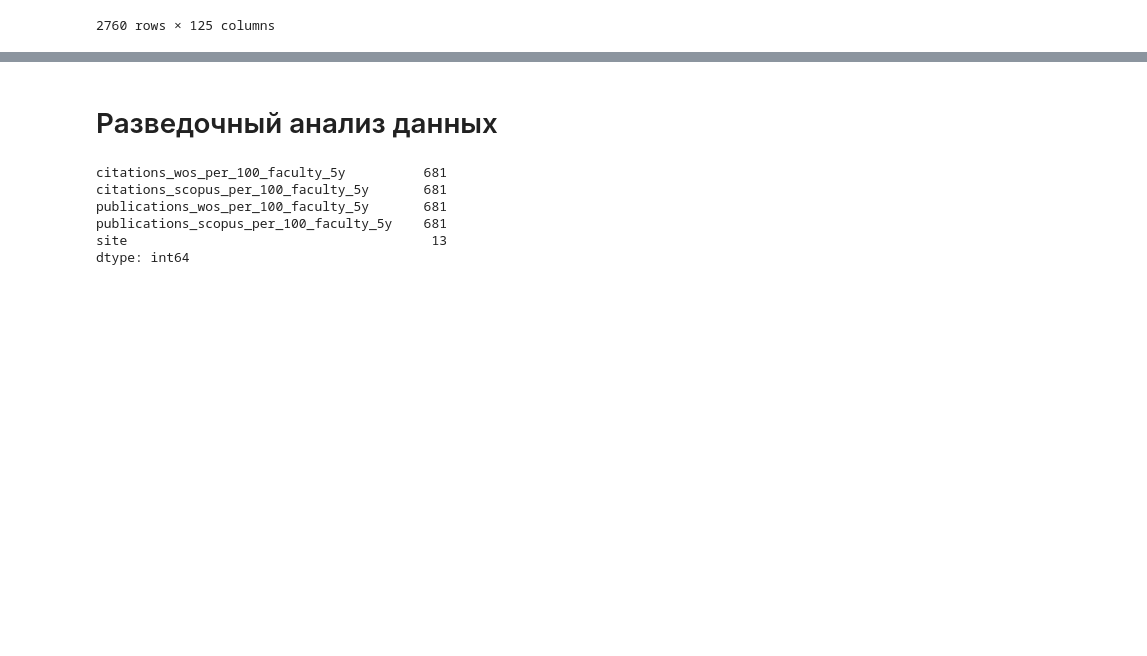
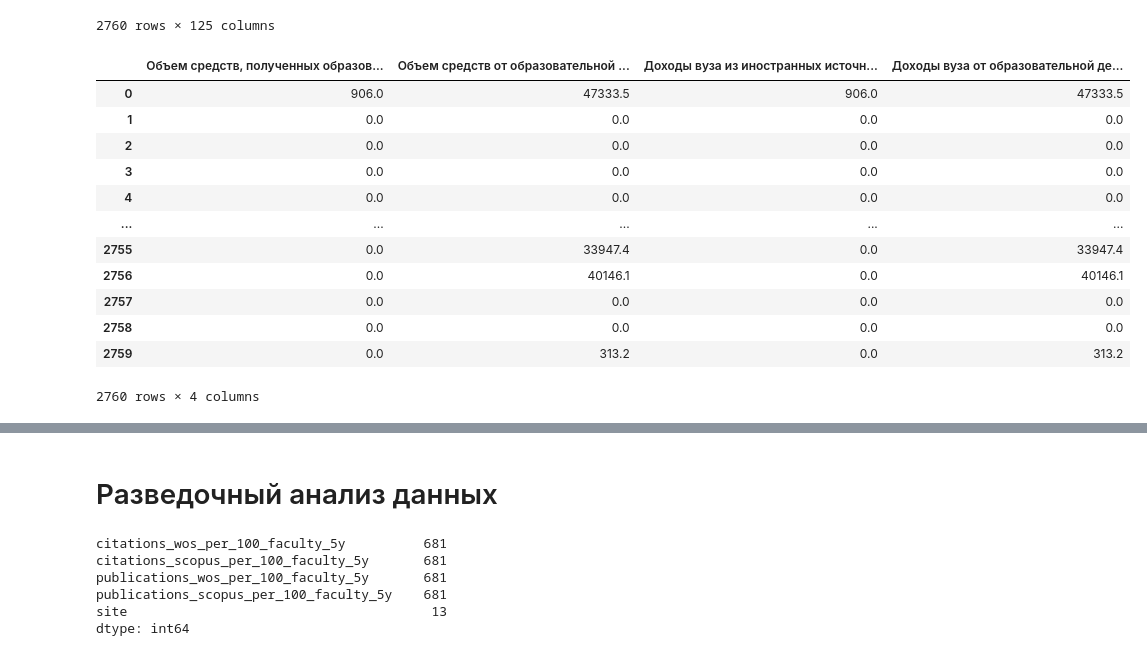
Before and after one commit to sosnovskiim/MachineLearning, a Jupyter notebook: Курс 3 - Машинное обучение и нейронные сети/2. Кластеризация/2.1 Кластеризация вузов/2.1 Кластеризация вузов.ipynb, the cells around one changed output, grey strips where cells are left out. Saved outputs shown, nothing was run; the diff lists cells and outputs as text; code cells hidden in the pictures; blank space fills up the shorter version.

```diff
--- a/Курс 3 - Машинное обучение и нейронные сети/2. Кластеризация/2.1 Кластеризация вузов/2.1 Кластеризация вузов.ipynb
+++ b/Курс 3 - Машинное обучение и нейронные сети/2. Кластеризация/2.1 Кластеризация вузов/2.1 Кластеризация вузов.ipynb
@@ -131,3 +131,20 @@ uni22.columns = uni15.columns
 | 2758 | 0.00 | 0.00 | 0.00 | 0.00 | ... |
 | 2759 | 0.00 | 0.00 | 0.00 | 0.00 | ... |
 2760 rows × 125 columns
+# %%
+uni_T = uni.T
+uni[uni_T.index[uni_T.duplicated(keep=False)]]
+# %% [output]
+|  | Объем средств, полученных образов... | Объем средств от образовательной ... | Доходы вуза из иностранных источн... | Доходы вуза от образовательной де... |
+| 0 | 906.0 | 47333.5 | 906.0 | 47333.5 |
+| 1 | 0.0 | 0.0 | 0.0 | 0.0 |
+| 2 | 0.0 | 0.0 | 0.0 | 0.0 |
+| 3 | 0.0 | 0.0 | 0.0 | 0.0 |
+| 4 | 0.0 | 0.0 | 0.0 | 0.0 |
+| ... | ... | ... | ... | ... |
+| 2755 | 0.0 | 33947.4 | 0.0 | 33947.4 |
+| 2756 | 0.0 | 40146.1 | 0.0 | 40146.1 |
+| 2757 | 0.0 | 0.0 | 0.0 | 0.0 |
+| 2758 | 0.0 | 0.0 | 0.0 | 0.0 |
+| 2759 | 0.0 | 313.2 | 0.0 | 313.2 |
+2760 rows × 4 columns
```
Also changed, not shown: parts of 15 cells of this notebook, 1 other file.
